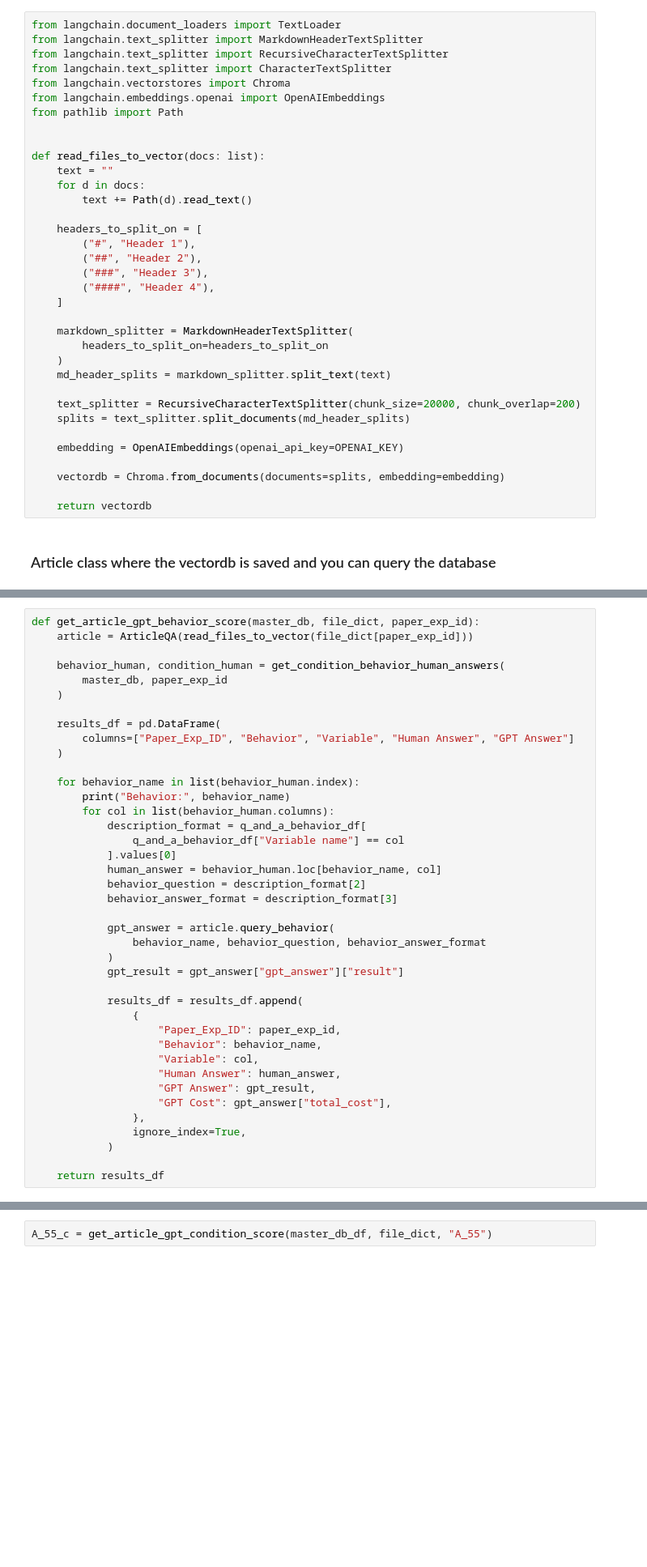
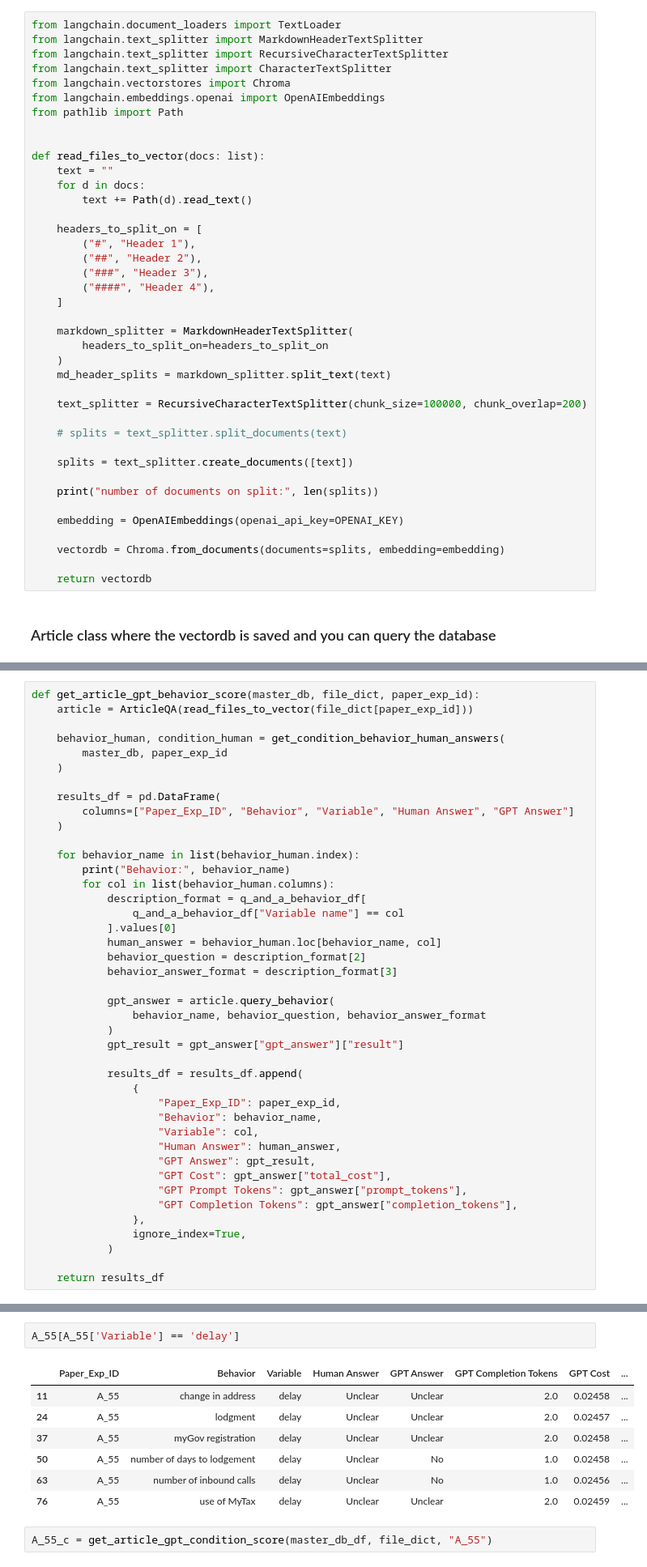
Before and after one commit to Watts-Lab/atlas, a Jupyter notebook: notebooks/gpt_demonstration.ipynb, the cells around one changed output, grey strips where cells are left out. Shown: that part at 81% size. Cells and saved outputs as stored; diff of their text form; blank space fills up the shorter version.

```diff
--- a/notebooks/gpt_demonstration.ipynb
+++ b/notebooks/gpt_demonstration.ipynb
@@ -92,8 +92,13 @@ def read_files_to_vector(docs: list):
     )
     md_header_splits = markdown_splitter.split_text(text)
 
-    text_splitter = RecursiveCharacterTextSplitter(chunk_size=20000, chunk_overlap=200)
-    splits = text_splitter.split_documents(md_header_splits)
+    text_splitter = RecursiveCharacterTextSplitter(chunk_size=100000, chunk_overlap=200)
+
+    # splits = text_splitter.split_documents(text)
+
+    splits = text_splitter.create_documents([text])
+
+    print("number of documents on split:", len(splits))
 
     embedding = OpenAIEmbeddings(openai_api_key=OPENAI_KEY)
 
@@ -353,6 +360,8 @@ def get_article_gpt_behavior_score(master_db, file_dict, paper_exp_id):
                     "Human Answer": human_answer,
                     "GPT Answer": gpt_result,
                     "GPT Cost": gpt_answer["total_cost"],
+                    "GPT Prompt Tokens": gpt_answer["prompt_tokens"],
+                    "GPT Completion Tokens": gpt_answer["completion_tokens"],
                 },
                 ignore_index=True,
             )
@@ -367,6 +377,16 @@ Behavior: myGov registration
 Behavior: number of days to lodgement
 Behavior: number of inbound calls
 Behavior: use of MyTax
+# %%
+A_55[A_55['Variable'] == 'delay']
+# %% [output]
+|  | Paper_Exp_ID | Behavior | Variable | Human Answer | GPT Answer | GPT Completion Tokens | GPT Cost | ... |
+| 11 | A_55 | change in address | delay | Unclear | Unclear | 2.0 | 0.02458 | ... |
+| 24 | A_55 | lodgment | delay | Unclear | Unclear | 2.0 | 0.02457 | ... |
+| 37 | A_55 | myGov registration | delay | Unclear | Unclear | 2.0 | 0.02458 | ... |
+| 50 | A_55 | number of days to lodgement | delay | Unclear | No | 1.0 | 0.02458 | ... |
+| 63 | A_55 | number of inbound calls | delay | Unclear | No | 1.0 | 0.02456 | ... |
+| 76 | A_55 | use of MyTax | delay | Unclear | Unclear | 2.0 | 0.02459 | ... |
 # %%
 A_55_c = get_article_gpt_condition_score(master_db_df, file_dict, "A_55")
 # %% [output]
```
Also changed, not shown: parts of 7 cells of this notebook, 4 other files.
